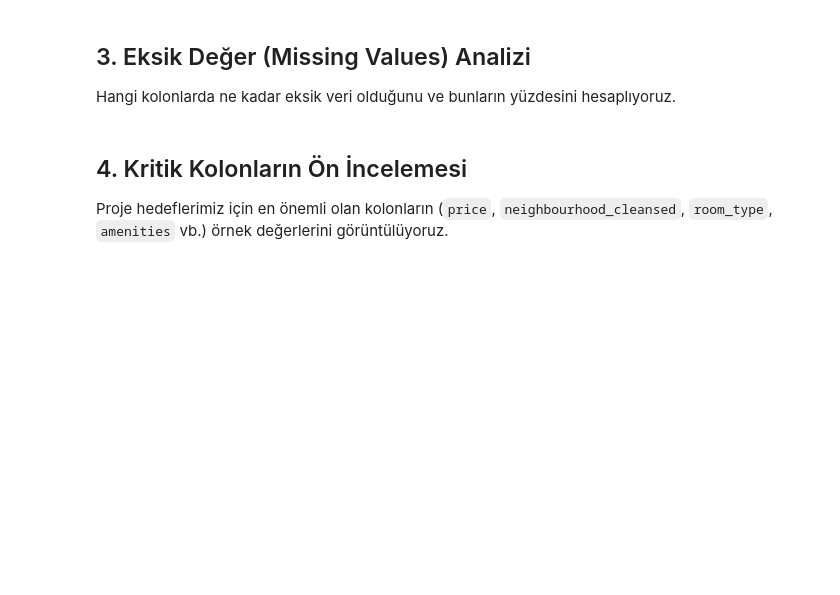
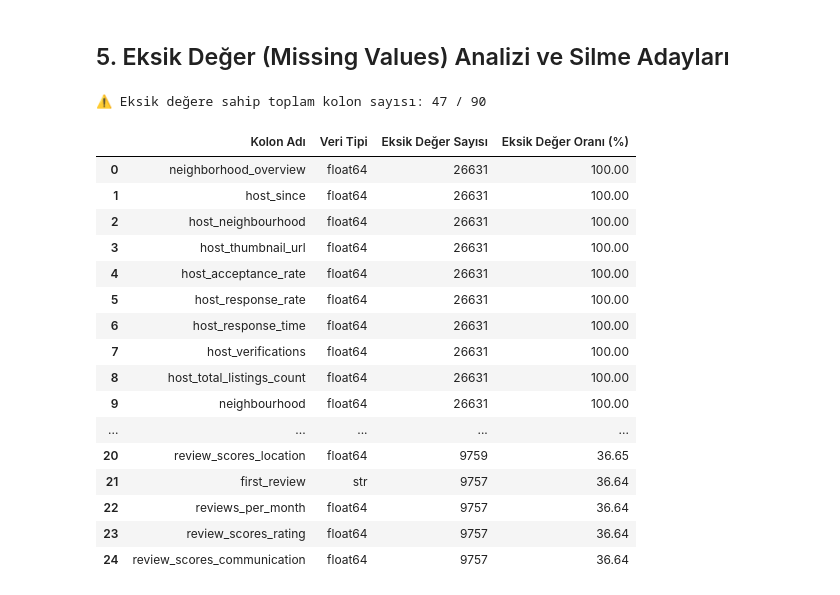
Before and after one commit to eminenazduran/SmartStay-AI, a Jupyter notebook: data_science/notebooks/01_eda_and_cleaning.ipynb, the cells around one changed output. Saved outputs shown, nothing was run; the diff lists cells and outputs as text; code cells hidden in the pictures; blank space fills up the shorter version.

```diff
--- a/data_science/notebooks/01_eda_and_cleaning.ipynb
+++ b/data_science/notebooks/01_eda_and_cleaning.ipynb
@@ -49,17 +119,40 @@ df.describe()
 # %% [markdown]
-## 3. Eksik Değer (Missing Values) Analizi
-Hangi kolonlarda ne kadar eksik veri olduğunu ve bunların yüzdesini hesaplıyoruz.
+## 5. Eksik Değer (Missing Values) Analizi ve Silme Adayları
 # %%
 # Eksik değer tablosu oluşturma
-missing_val_count = df.isnull().sum()
-missing_val_percent = (100 * missing_val_count / len(df))
+missing_count = df.isnull().sum()
+missing_percent = (100 * missing_count / len(df))
 
-missing_table = pd.concat([missing_val_count, missing_val_percent], axis=1)
-missing_table.columns = ['Eksik Değer Sayısı', 'Eksik Değer (%)']
-missing_table = missing_table[missing_table['Eksik Değer Sayısı'] > 0].sort_values(by='Eksik Değer (%)', ascending=False)
+missing_summary_table = pd.DataFrame({
+    'Kolon Adı': df.columns,
+    'Veri Tipi': df.dtypes.astype(str),
+    'Eksik Değer Sayısı': missing_count,
+    'Eksik Değer Oranı (%)': missing_percent
+}).reset_index(drop=True)
 
-print(f"⚠️ Eksik değere sahip toplam kolon sayısı: {len(missing_table)}")
-missing_table.head(30)
+# Sadece eksik değeri olanları sırala
+missing_only = missing_summary_table[missing_summary_table['Eksik Değer Sayısı'] > 0].sort_values(
+    by='Eksik Değer Oranı (%)', ascending=False
+).reset_index(drop=True)
+
+print(f"⚠️ Eksik değere sahip toplam kolon sayısı: {len(missing_only)} / {len(df.columns)}")
+missing_only.head(25)
+# %% [output]
+⚠️ Eksik değere sahip toplam kolon sayısı: 47 / 90
+|  | Kolon Adı | Veri Tipi | Eksik Değer Sayısı | Eksik Değer Oranı (%) |
+| 0 | neighborhood_overview | float64 | 26631 | 100.00 |
+| 1 | host_since | float64 | 26631 | 100.00 |
+| 2 | host_neighbourhood | float64 | 26631 | 100.00 |
+| 3 | host_thumbnail_url | float64 | 26631 | 100.00 |
+| 4 | host_acceptance_rate | float64 | 26631 | 100.00 |
+| 5 | host_response_rate | float64 | 26631 | 100.00 |
+| 6 | host_response_time | float64 | 26631 | 100.00 |
+| 7 | host_verifications | float64 | 26631 | 100.00 |
+| 8 | host_total_listings_count | float64 | 26631 | 100.00 |
+| 9 | neighbourhood | float64 | 26631 | 100.00 |
+| ... | ... | ... | ... | ... |
+| 20 | review_scores_location | float64 | 9759 | 36.65 |
+| 21 | first_review | str | 9757 | 36.64 |
+| 22 | reviews_per_month | float64 | 9757 | 36.64 |
+| 23 | review_scores_rating | float64 | 9757 | 36.64 |
+| 24 | review_scores_communication | float64 | 9757 | 36.64 |
-# %% [markdown]
-## 4. Kritik Kolonların Ön İncelemesi
-Proje hedeflerimiz için en önemli olan kolonların (`price`, `neighbourhood_cleansed`, `room_type`, `amenities` vb.) örnek değerlerini görüntülüyoruz.
```
Also changed, not shown: parts of 25 cells of this notebook, 1 other file.
